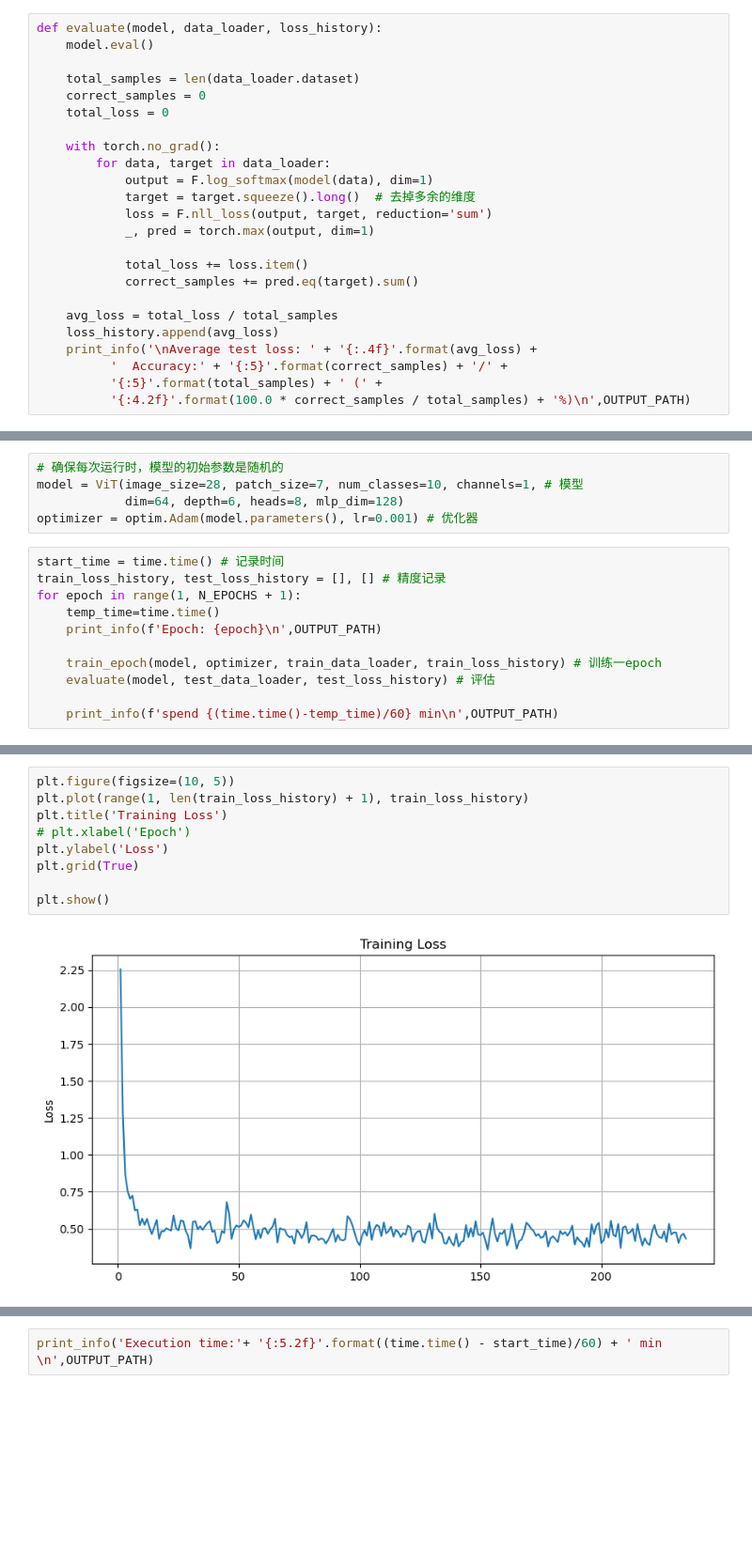
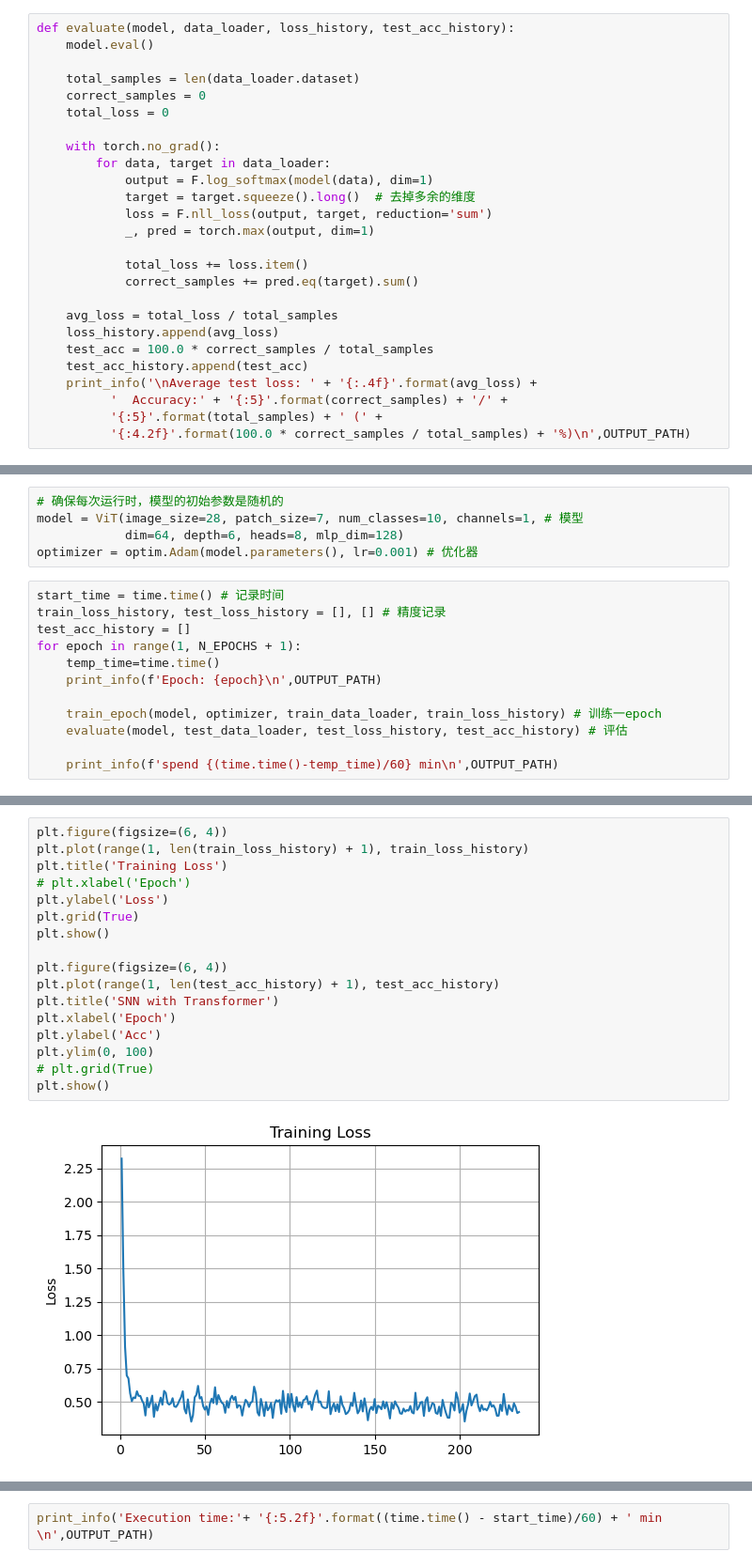
Before and after one commit to huanyuqingming/Brain-Inspired-Intelligence, a Jupyter notebook: Step2/SNN_transformer.ipynb, the cells around one changed output, grey strips where cells are left out. Shown at 94% size. Saved outputs shown, nothing was run; the diff lists cells and outputs as text; blank space fills up the shorter version.

```diff
--- a/Step2/SNN_transformer.ipynb
+++ b/Step2/SNN_transformer.ipynb
@@ -211,7 +211,7 @@ def train_epoch(model, optimizer, data_loader, loss_history):
                 #   '{:6.4f}'.format(loss.item()), OUTPUT_PATH)
             loss_history.append(loss.item())
 # %%
-def evaluate(model, data_loader, loss_history):
+def evaluate(model, data_loader, loss_history, test_acc_history):
     model.eval()
 
     total_samples = len(data_loader.dataset)
@@ -230,6 +230,8 @@ def evaluate(model, data_loader, loss_history):
 
     avg_loss = total_loss / total_samples
     loss_history.append(avg_loss)
+    test_acc = 100.0 * correct_samples / total_samples
+    test_acc_history.append(test_acc)
     print_info('\nAverage test loss: ' + '{:.4f}'.format(avg_loss) +
           '  Accuracy:' + '{:5}'.format(correct_samples) + '/' +
           '{:5}'.format(total_samples) + ' (' +
@@ -298,12 +300,13 @@ optimizer = optim.Adam(model.parameters(), lr=0.001) # 优化器
 # %%
 start_time = time.time() # 记录时间
 train_loss_history, test_loss_history = [], [] # 精度记录
+test_acc_history = []
 for epoch in range(1, N_EPOCHS + 1):
     temp_time=time.time()
     print_info(f'Epoch: {epoch}\n',OUTPUT_PATH)
 
     train_epoch(model, optimizer, train_data_loader, train_loss_history) # 训练一epoch
-    evaluate(model, test_data_loader, test_loss_history) # 评估
+    evaluate(model, test_data_loader, test_loss_history, test_acc_history) # 评估
 
     print_info(f'spend {(time.time()-temp_time)/60} min\n',OUTPUT_PATH)
 # %% [output]
@@ -327,11 +330,19 @@ spend 0.6465218464533488 min
 # %%
-plt.figure(figsize=(10, 5))
+plt.figure(figsize=(6, 4))
 plt.plot(range(1, len(train_loss_history) + 1), train_loss_history)
 plt.title('Training Loss')
 # plt.xlabel('Epoch')
 plt.ylabel('Loss')
 plt.grid(True)
+plt.show()
 
+plt.figure(figsize=(6, 4))
+plt.plot(range(1, len(test_acc_history) + 1), test_acc_history)
+plt.title('SNN with Transformer')
+plt.xlabel('Epoch')
+plt.ylabel('Acc')
+plt.ylim(0, 100)
+# plt.grid(True)
 plt.show()
 # %% [output]
-[figure, old version]
+[figure, new version]
```
Also changed, not shown: parts of 2 cells of this notebook, 4 other files.
